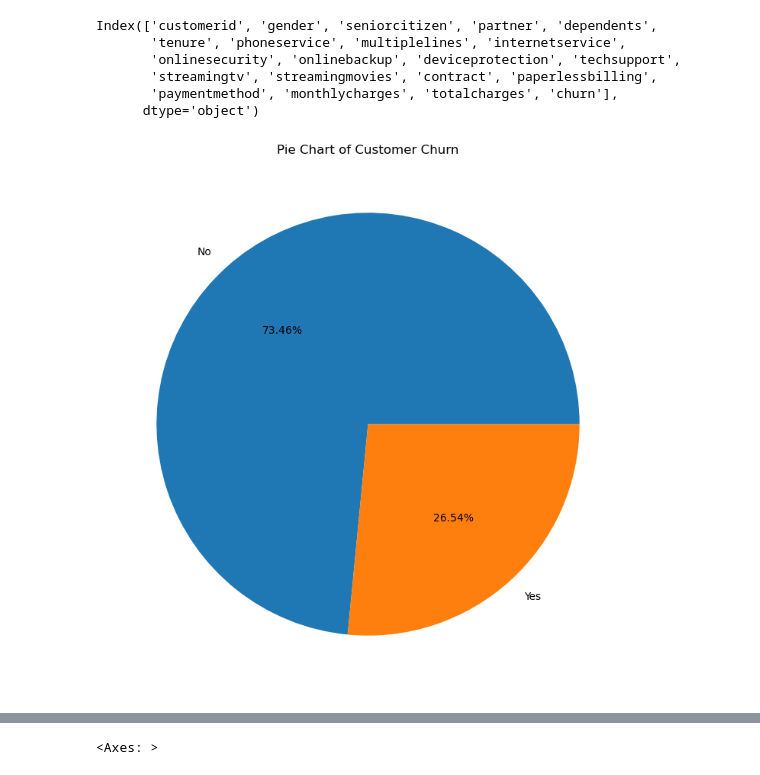
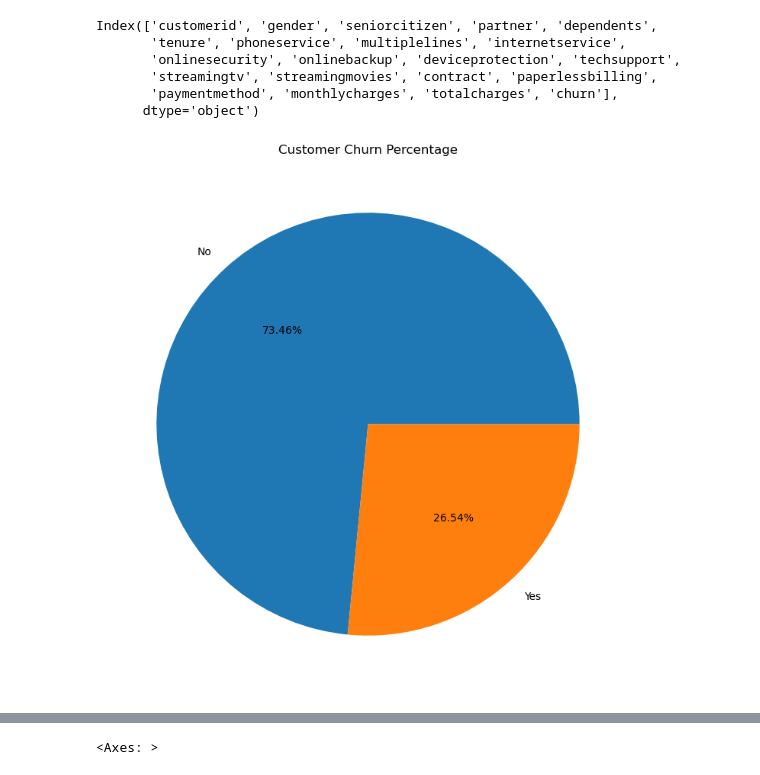
Before and after one commit to Sam1522/Predicting-Telco-Customer-Churn, a Jupyter notebook: Customer Churn Prediction.ipynb, the cells around one changed output, grey strips where cells are left out. Saved outputs shown, nothing was run; the diff lists cells and outputs as text; code cells hidden in the pictures.

```diff
--- a/Customer Churn Prediction.ipynb
+++ b/Customer Churn Prediction.ipynb
@@ -328,8 +328,8 @@ Index(['customerid', 'gender', 'seniorcitizen', 'partner', 'dependents',
 # %%
 #Customer Churn pie chart
 plt.figure(figsize=(12, 9))
 plt.pie(customer_churn['churn'].value_counts(), labels=['No','Yes'],autopct='%1.2f%%' )
-plt.title('Pie Chart of Customer Churn')
+plt.title('Customer Churn Percentage')
 plt.show()
 # %% [output]
-[figure, old version]
+[figure, new version]
```
Also changed, not shown: parts of 10 cells of this notebook.
